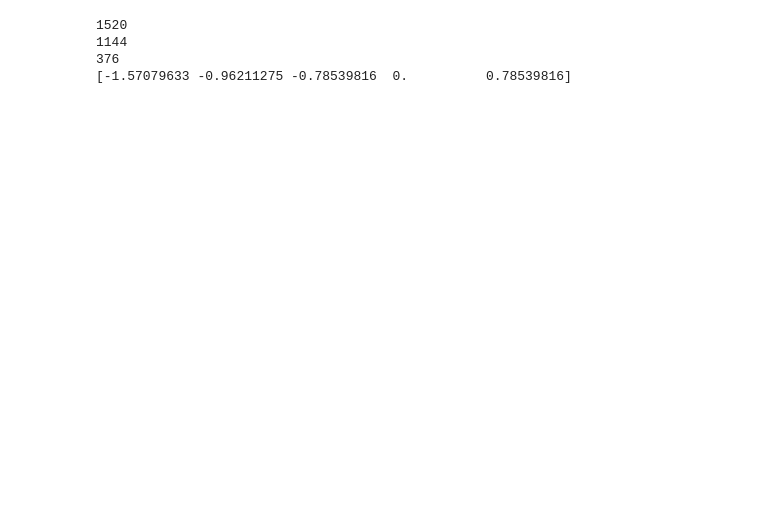
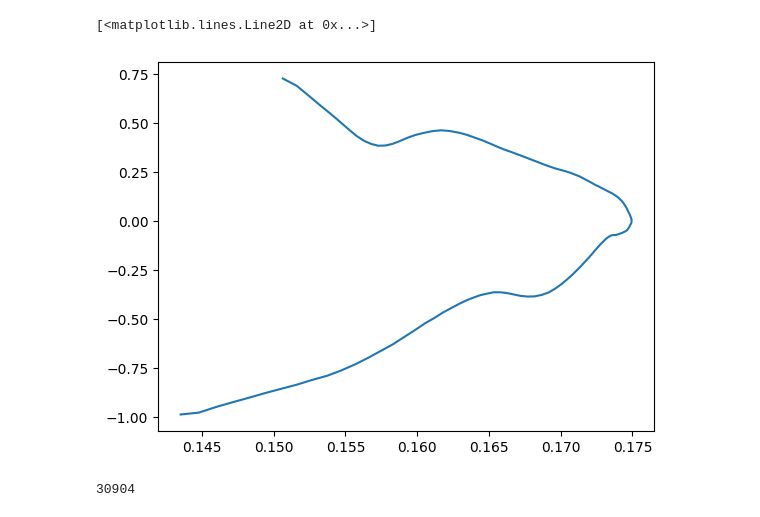
Before and after one commit to JGSuw/hsa_hopper_control, a Jupyter notebook: notebooks/hsa_model_analysis.ipynb, the cells around one changed output. Cells and saved outputs as stored; diff of their text form; code cells hidden in the pictures; blank space fills up the shorter version.

```diff
--- a/notebooks/hsa_model_analysis.ipynb
+++ b/notebooks/hsa_model_analysis.ipynb
@@ -25,4 +39,5 @@ def smooth_dynamics(df, order):
 # %%
+from hsa_hopper.kinematics import KinematicParameters, forward_kinematics
 """
 Load all data from the HSA characterization dataset
 """
@@ -31,16 +46,14 @@ characterization = {
 }
 characterization['data'] = []
 characterization['hsa_angle'] = []
-keep_columns = ['motor_angle', 'motor_torque', 'times', 'hsa_len', 'dldtheta']
-columns = ['x','l','xdot','ldot','xddot','tau','mg','mdot','t','psi','dldx','mode']
+keep_columns = ['motor_angle', 'motor_torque', 'times']
+columns = ['x','y','l','xdot','ydot','ldot','xddot','yddot','lddot','tau','t','psi','dydx', 'dldx', 'd2yd2x', 'd2ld2x', 'mode','m']
 
 # dictionary for remapping column names
 column_map = {
     'motor_angle': lambda motor_angle: ('x',motor_angle),
     'motor_torque': lambda motor_torque: ('tau', motor_torque),
     'times' : lambda times: ('t', times),
-    'hsa_len' : lambda hsa_len: ('l', hsa_len),
-    'dldtheta' : lambda dldtheta: ('dldx', dldtheta),
 }
 
 with open(os.path.join(characterization['folder'], 'experiment_config.yaml'), 'r') as f:
@@ -49,23 +62,32 @@ with open(os.path.join(characterization['folder'], 'experiment_config.yaml'), 'r
 with open(os.path.join(characterization['folder'], 'hardware_config.yaml'), 'r') as f:
     characterization['hardware_config'] = yaml.load(f, yaml.Loader)
 
-order = 2 # finite difference order
-decimate = 20 # decimation factor
+deg = 2
+window = 2*(deg+1) + 3
 with open(os.path.join(characterization['folder'], 'data.pickle'), 'rb') as f:
     all_data = pickle.load(f)
     for idx in range(len(all_data['motor_angle'])):
-        input_df = pd.DataFrame({key : all_data[key][idx] for key in keep_columns})
-        output_df = pd.DataFrame(columns=columns)
+        # input_df = pd.DataFrame({key : all_data[key][idx] for key in keep_columns})
+        input_df = pd.DataFrame(columns=columns)
         data_remapped = {}
         for key, map in column_map.items():
-            new_key, new_data = map(input_df[key].to_numpy())
-            output_df[new_key] = new_data[::decimate]
-        output_df = smooth_dynamics(output_df, order)
-        output_df['psi'] = (np.pi/180)*all_data['hsa_angle'][idx]*np.ones(len(output_df))
-        output_df['mg'] = np.zeros(len(output_df))
-        output_df['mdot'] = np.zeros(len(output_df))
-        output_df['mode'] = 2*np.ones(len(output_df))
-        characterization['data'].append(output_df)
+            new_key, new_data = map(all_data[key][idx])
+            input_df[new_key] = new_data
+        smoothed_df = smooth_dynamics(input_df, deg, window)
+        x = smoothed_df['x'].to_numpy()
+        hardware_config = characterization['hardware_config']
+        kin_params = KinematicParameters(**hardware_config['kinematics'])
+        FK = forward_kinematics(kin_params,x,jacobian=True,hessian=True)
+        smoothed_df['y'] = FK[0][0]
+        smoothed_df['l'] = FK[0][1]
+        smoothed_df['dydx'] = FK[1][0]
+        smoothed_df['dldx'] = FK[1][1]
+        smoothed_df['d2yd2x'] = FK[2][0]
+        smoothed_df['d2ld2x'] = FK[2][1]
+        smoothed_df['psi'] = (np.pi/180)*all_data['hsa_angle'][idx]*np.ones(len(smoothed_df))
+        smoothed_df['mode'] = np.zeros(len(smoothed_df))
+        smoothed_df['m'] = np.zeros(len(smoothed_df))
+        characterization['data'].append(smoothed_df)
 # %%
 """
 Load all data from a hopping experiment.
@@ -135,2 +168,8 @@ for idx, filename in hop_files:
+# %%
+df = hopping['data'][3][6]
+plt.plot(df['l'],df['xdot']*df['dldx'])
+# %% [output]
+[<matplotlib.lines.Line2D at 0x...>]
+[figure, added]
 # %%
 from numpy.random import default_rng
@@ -150,11 +190,5 @@ UNIQUE_PSI = np.sort(np.unique(ALL_DATA[:,DATA_COLUMN_MAP['psi']]))
-# %%
-print(len(TRAIN_INDICES))
-print(len(CHAR_TRAIN_INDICES))
-print(len(HOP_TRAIN_INDICES))
-print(UNIQUE_PSI)
-# %% [output]
-1520
-1144
-376
-[-1.57079633 -0.96211275 -0.78539816  0.          0.78539816]
+# %%
+print(len(TRAIN_INDICES))
+# %% [output]
+30904
 # %%
```
Also changed, not shown: parts of 24 cells of this notebook, 3 other files.
